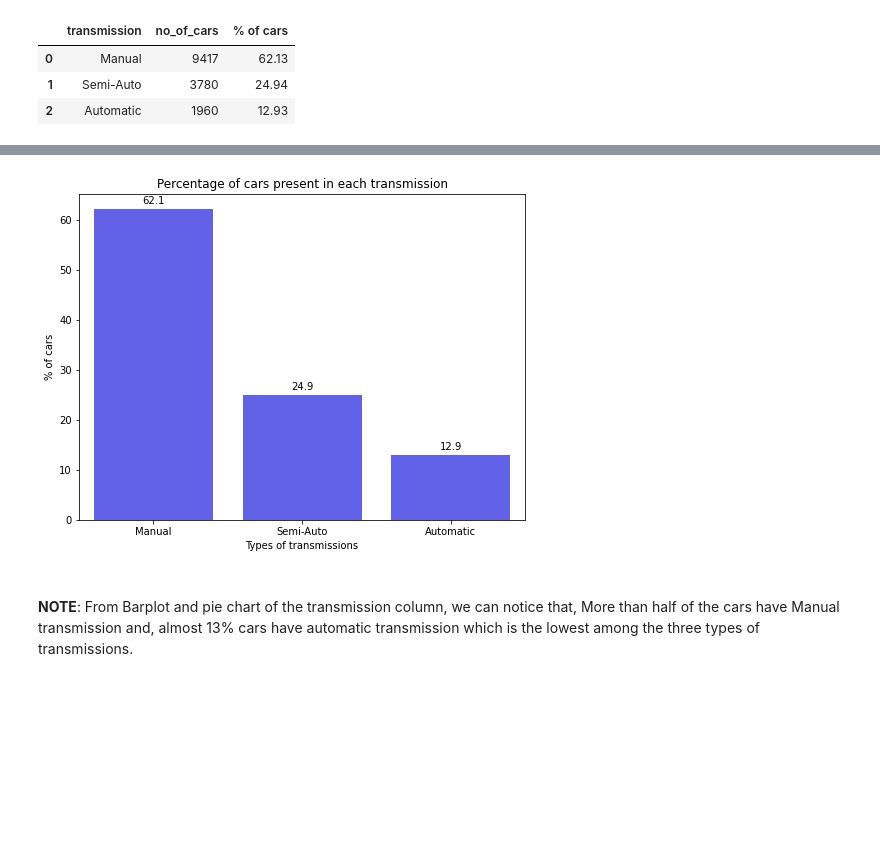
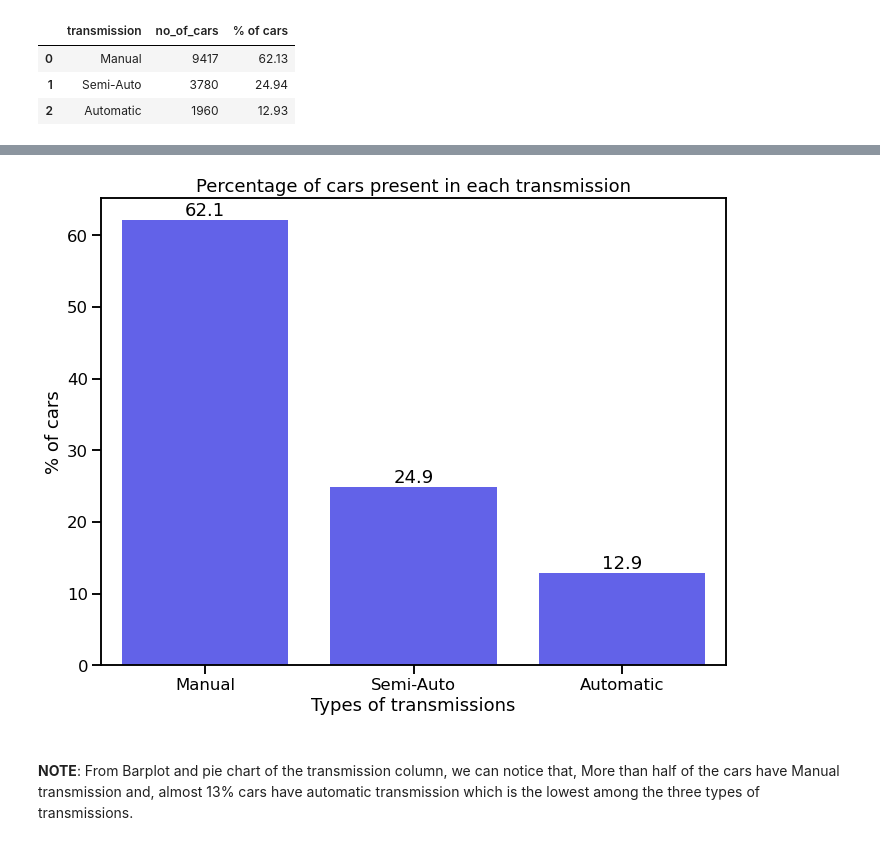
Before and after one commit to subrataBAEC/EMK_ML, a Jupyter notebook: Data Visualization/Volkswagen_used_car_EDA.ipynb, the cells around one changed output, grey strips where cells are left out. Saved outputs shown, nothing was run; the diff lists cells and outputs as text; code cells hidden in the pictures; blank space fills up the shorter version.

```diff
--- a/Data Visualization/Volkswagen_used_car_EDA.ipynb
+++ b/Data Visualization/Volkswagen_used_car_EDA.ipynb
@@ -18,3 +33,4 @@ import pandas as pd
 # for data visualization
 import matplotlib.pyplot as plt
 import seaborn as sns
+sns.set_context('talk')
@@ -227,20 +268,21 @@ plt.show()
 # %%
 # using annotations
 
-plt.figure(figsize=(8, 6))
+plt.figure(figsize=(10, 8))
 splot=sns.barplot(x="transmission",y="% of cars",data=df_transmission,color="blue",alpha=0.7)
 for p in splot.patches:
     splot.annotate(format(p.get_height(), '.1f'),
                    (p.get_x() + p.get_width() / 2., p.get_height()),
                    ha = 'center', va = 'center',
                    xytext = (0, 9),
                    textcoords = 'offset points')
 plt.xlabel("Types of transmissions")
 plt.ylabel("% of cars")
 plt.title("Percentage of cars present in each transmission")
+plt.tight_layout()
 plt.show()
 # %% [output]
-[figure, old version]
+[figure, new version]
 # %% [markdown]
  <br> **NOTE**: From Barplot and pie chart of the transmission column, we can notice that, More than half of the cars have Manual transmission and, almost 13% cars have automatic transmission which is the lowest among the three types of transmissions.
 # %% [markdown]
```
Also changed, not shown: parts of 95 cells of this notebook.
